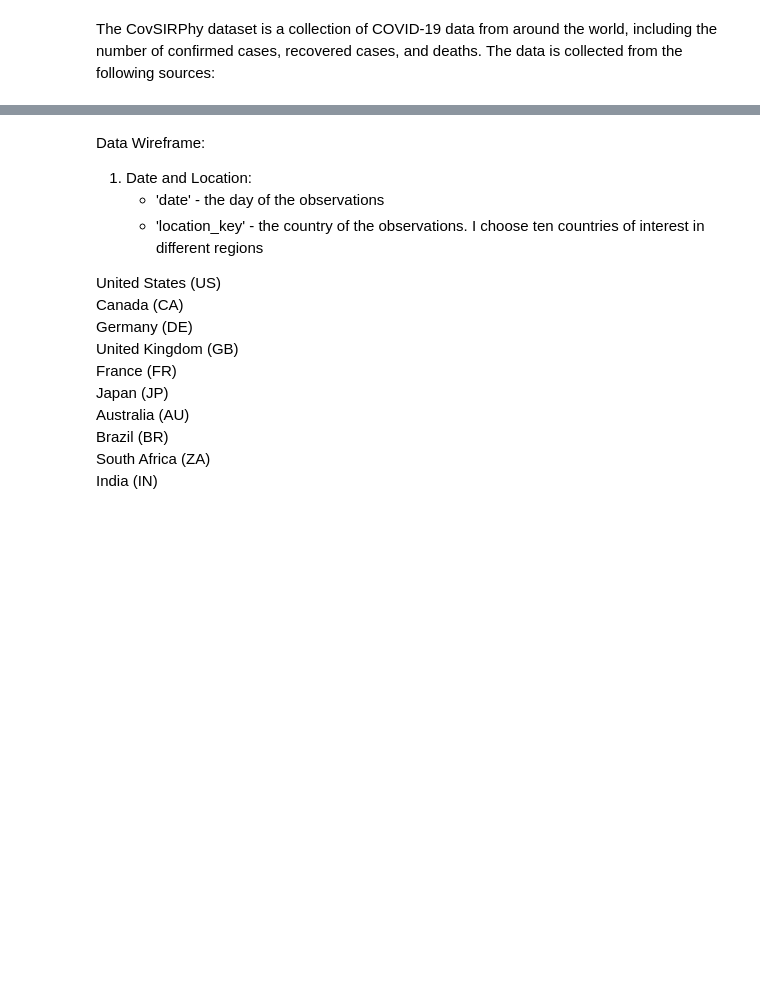
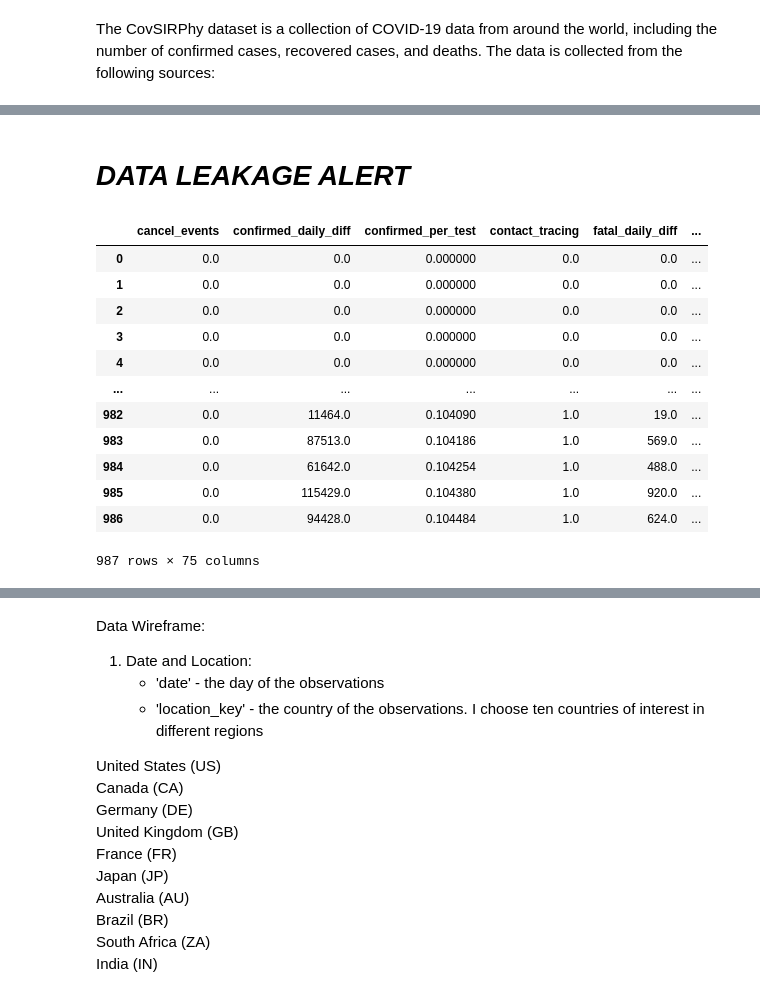
Before and after one commit to scelarek/CovidCast, a Jupyter notebook: Capstone/Main File.ipynb, the cells around one changed output, grey strips where cells are left out. Saved outputs shown, nothing was run; the diff lists cells and outputs as text; code cells hidden in the pictures; blank space fills up the shorter version.

```diff
--- a/Capstone/Main File.ipynb
+++ b/Capstone/Main File.ipynb
@@ -428,0 +532,34 @@ dtype: int64
+# %%
+master_df.to_parquet('../Data/master_df.parquet', compression='snappy')
+master_df = pd.read_parquet('../Data/master_df.parquet')
+# %% [markdown]
+# ***DATA LEAKAGE ALERT***
+# %%
+from sklearn.experimental import enable_iterative_imputer
+from sklearn.impute import IterativeImputer
+from sklearn.ensemble import ExtraTreesRegressor
+
+# Initialize the imputer
+imputer = IterativeImputer(estimator=ExtraTreesRegressor(n_estimators=10, random_state=0))
+
+# Fit the imputer on the dataframe and transform
+df_imputed = imputer.fit_transform(master_df)
+
+# Convert back to pandas dataframe and assign column names
+df_imputed = pd.DataFrame(df_imputed, columns=master_df.columns)
+
+df_imputed
+# %% [output]
+|  | cancel_events | confirmed_daily_diff | confirmed_per_test | contact_tracing | fatal_daily_diff | ... |
+| 0 | 0.0 | 0.0 | 0.000000 | 0.0 | 0.0 | ... |
+| 1 | 0.0 | 0.0 | 0.000000 | 0.0 | 0.0 | ... |
+| 2 | 0.0 | 0.0 | 0.000000 | 0.0 | 0.0 | ... |
+| 3 | 0.0 | 0.0 | 0.000000 | 0.0 | 0.0 | ... |
+| 4 | 0.0 | 0.0 | 0.000000 | 0.0 | 0.0 | ... |
+| ... | ... | ... | ... | ... | ... | ... |
+| 982 | 0.0 | 11464.0 | 0.104090 | 1.0 | 19.0 | ... |
+| 983 | 0.0 | 87513.0 | 0.104186 | 1.0 | 569.0 | ... |
+| 984 | 0.0 | 61642.0 | 0.104254 | 1.0 | 488.0 | ... |
+| 985 | 0.0 | 115429.0 | 0.104380 | 1.0 | 920.0 | ... |
+| 986 | 0.0 | 94428.0 | 0.104484 | 1.0 | 624.0 | ... |
+987 rows × 75 columns
```
Also changed, not shown: parts of 40 cells of this notebook, 4 other files.
